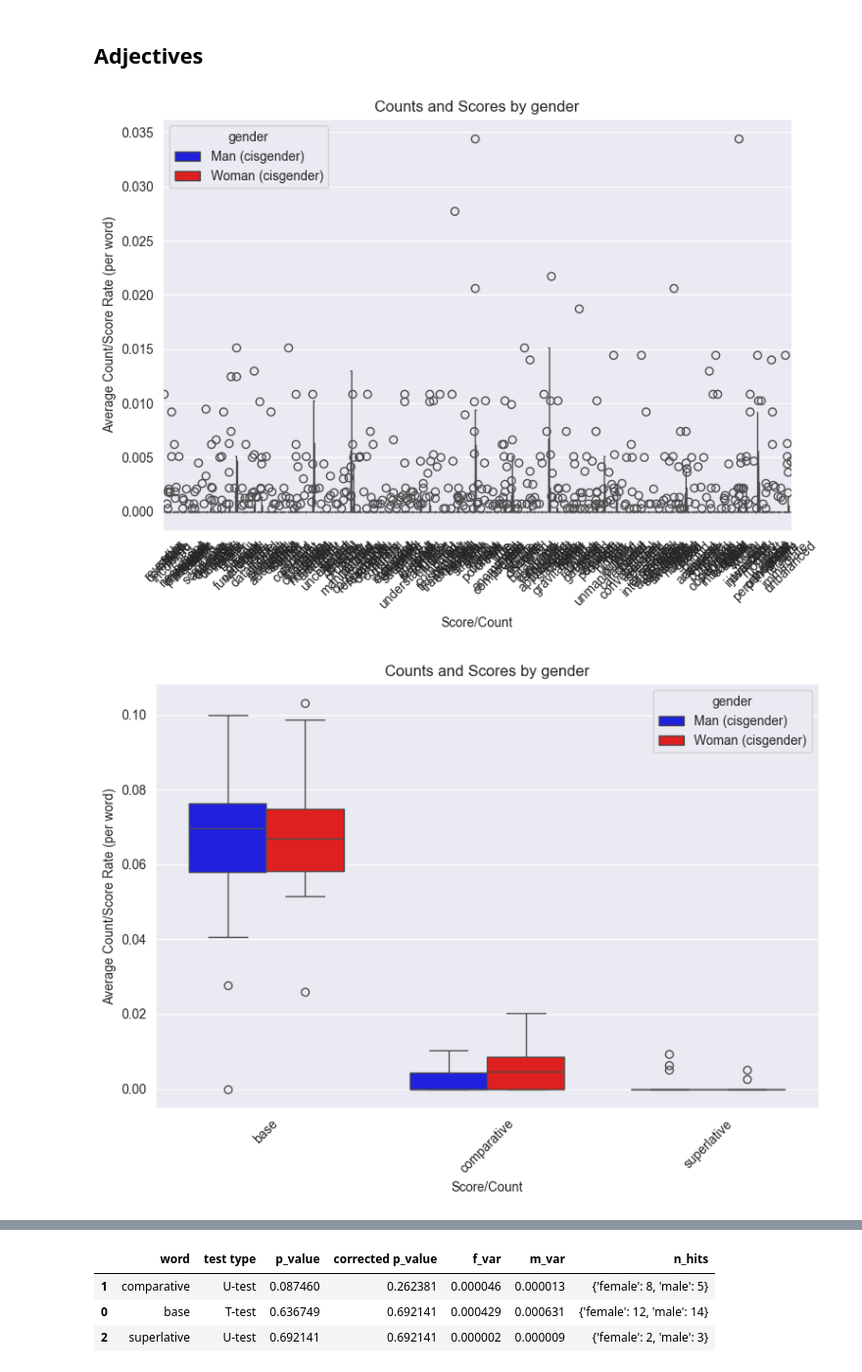
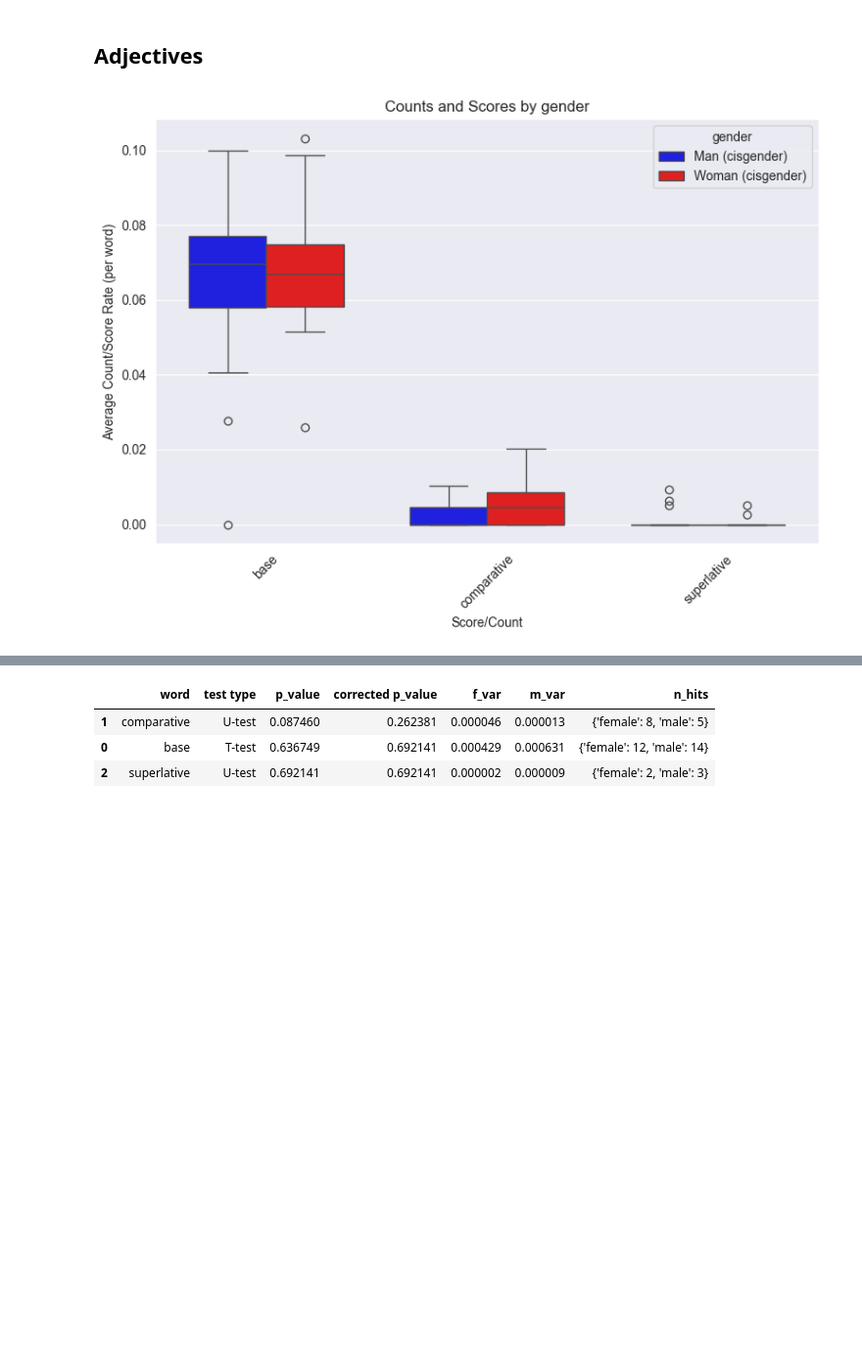
Before and after one commit to Mayaryin/GenderInfluenceInCodeGeneration, a Jupyter notebook: notebooks/prompt_analysis/03_Word Count Analyses.ipynb, the cells around one changed output, grey strips where cells are left out. Shown: that part at 98% size. Drawn from its saved outputs; the diff is of its cells as text; code cells hidden in the pictures; blank space fills up the shorter version.

```diff
--- a/notebooks/prompt_analysis/03_Word Count Analyses.ipynb
+++ b/notebooks/prompt_analysis/03_Word Count Analyses.ipynb
@@ -338,17 +324,16 @@ Residual             0.030386  75.0        NaN           NaN
 # %%
 adj_types = ['base', 'comparative', 'superlative']
 adj_lists = [base, comparative, superlative]
 adj_cols = sum(adj_lists, [])
 
 adj_counts = count(user_prompts, 'all_adjs', adj_types, adj_lists)
 
 zero_cols = adj_counts.columns[(adj_counts.fillna(0.0) == 0.0).all()].tolist()
 adj_cols = list(set(adj_cols) - set(zero_cols))
-box_plot(adj_counts, ['user_id', 'gender'], adj_cols, 'Adjective', 'Normalized Rate (100 Words)', 'gender', gender_palette)
+#box_plot(adj_counts, ['user_id', 'gender'], adj_cols, 'Adjective', 'Normalized Rate (100 Words)', 'gender', gender_palette)
 box_plot(adj_counts, ['user_id', 'gender'], adj_types, 'Adjective', 'Normalized Rate (100 Words)', 'gender', gender_palette)
 
-box_plot(adj_counts, ['age'], adj_types, 'Adjective', 'Normalized Rate (100 Words)', 'age', age_palette)
-box_plot(adj_counts, ['age'], 'all_adjs', 'Adjective', 'Normalized Rate (100 Words)', 'age', age_palette)
+#box_plot(adj_counts, ['age'], adj_types, 'Adjective', 'Normalized Rate (100 Words)', 'age', age_palette)
+#box_plot(adj_counts, ['age'], 'all_adjs', 'Adjective', 'Normalized Rate (100 Words)', 'age', age_palette)
 # %% [output]
-[figure, old version]
+[figure, new version]
-[figure, removed]
```
Also changed, not shown: parts of 17 cells of this notebook, 10 other files.
